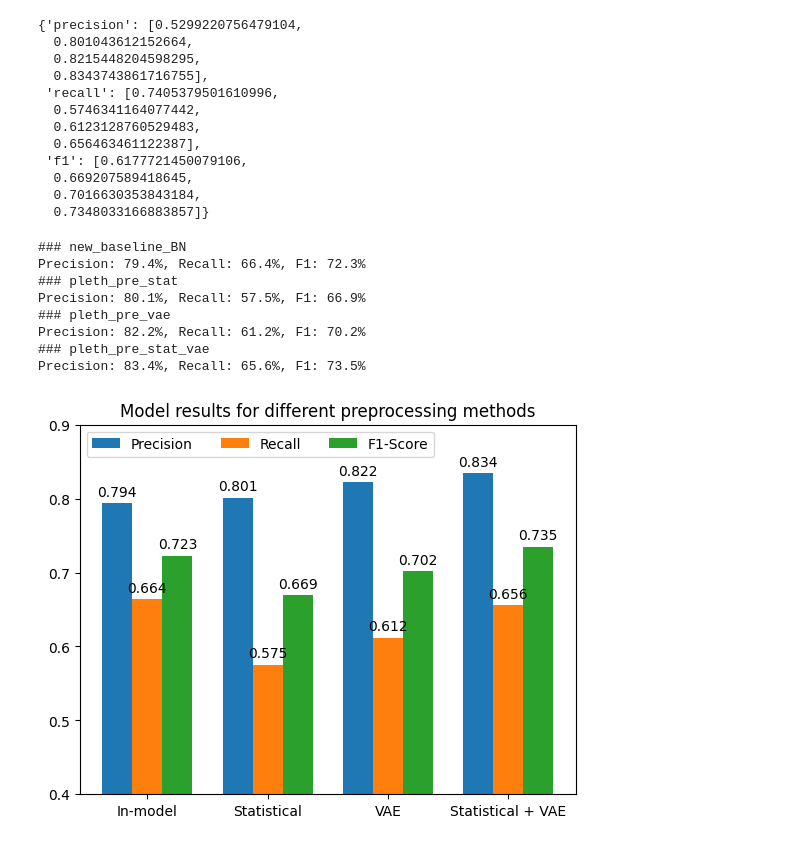
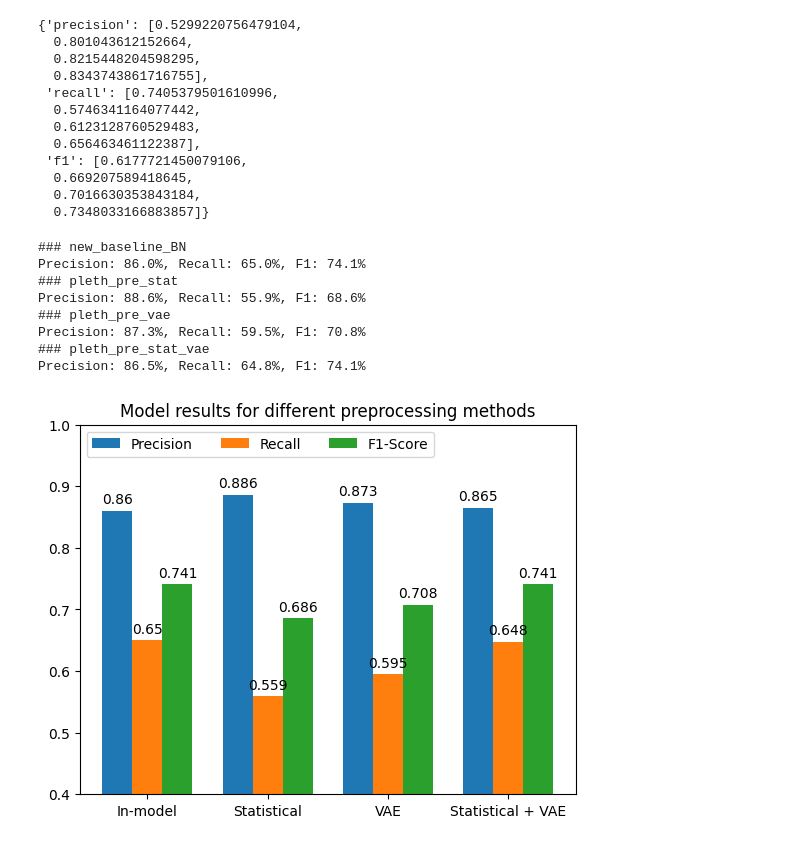
Before and after one commit to JulianBvW/Wearable-Sleep-Event-Detection, a Jupyter notebook: Notebooks/62_plot_generation.ipynb, the cells around one changed output. Saved outputs shown, nothing was run; the diff lists cells and outputs as text; code cells hidden in the pictures.

Commit message:
Paper Plots - Preprocessing (FIX)

```diff
--- a/Notebooks/62_plot_generation.ipynb
+++ b/Notebooks/62_plot_generation.ipynb
@@ -37,7 +37,7 @@ for run, epoch in runs:
     print(f'### {run}')
     output = pd.read_csv(f'../wearsed/training/baseline_conv/output/{run}/test_preds_epoch_{epoch}.csv')
     y_pred, y_true = output['predictions'], output['targets']
-    precision, recall = get_precision_recall(y_pred, y_true, 0.4, False, correctify_size=3)
+    precision, recall = get_precision_recall(y_pred, y_true, 0.4, True, correctify_size=3)
     f1 = calc_f1_score(precision, recall)
     print(f'Precision: {precision*100:.1f}%, Recall: {recall*100:.1f}%, F1: {f1*100:.1f}%')
     metrics['Precision'].append(round(precision, 3))
@@ -45,31 +45,31 @@ for run, epoch in runs:
     metrics['F1-Score'].append(round(f1, 3))
 # %% [output]
 ### new_baseline_BN
-Precision: 79.4%, Recall: 66.4%, F1: 72.3%
+Precision: 86.0%, Recall: 65.0%, F1: 74.1%
 ### pleth_pre_stat
-Precision: 80.1%, Recall: 57.5%, F1: 66.9%
+Precision: 88.6%, Recall: 55.9%, F1: 68.6%
 ### pleth_pre_vae
-Precision: 82.2%, Recall: 61.2%, F1: 70.2%
+Precision: 87.3%, Recall: 59.5%, F1: 70.8%
 ### pleth_pre_stat_vae
-Precision: 83.4%, Recall: 65.6%, F1: 73.5%
+Precision: 86.5%, Recall: 64.8%, F1: 74.1%
 # %%
 x = np.arange(len(run_names))
 width = 0.25
 multiplier = 0
 fig, ax = plt.subplots()
 
 for metric, value in metrics.items():
     offset = width * multiplier
     rects = ax.bar(x + offset, value, width, label=metric)
     ax.bar_label(rects, padding=3)
     multiplier += 1
 
 ax.set_title('Model results for different preprocessing methods')
 ax.set_xticks(x + width, run_names)
-ax.set_yticks([0.4, 0.5, 0.6, 0.7, 0.8, 0.9])
+ax.set_yticks([0.4, 0.5, 0.6, 0.7, 0.8, 0.9, 1.0])
 ax.legend(loc='upper left', ncols=3)
-ax.set_ylim(0.4, 0.9)
+ax.set_ylim(0.4, 1.0)
 
 plt.show()
 # %% [output]
-[figure, old version]
+[figure, new version]
```
